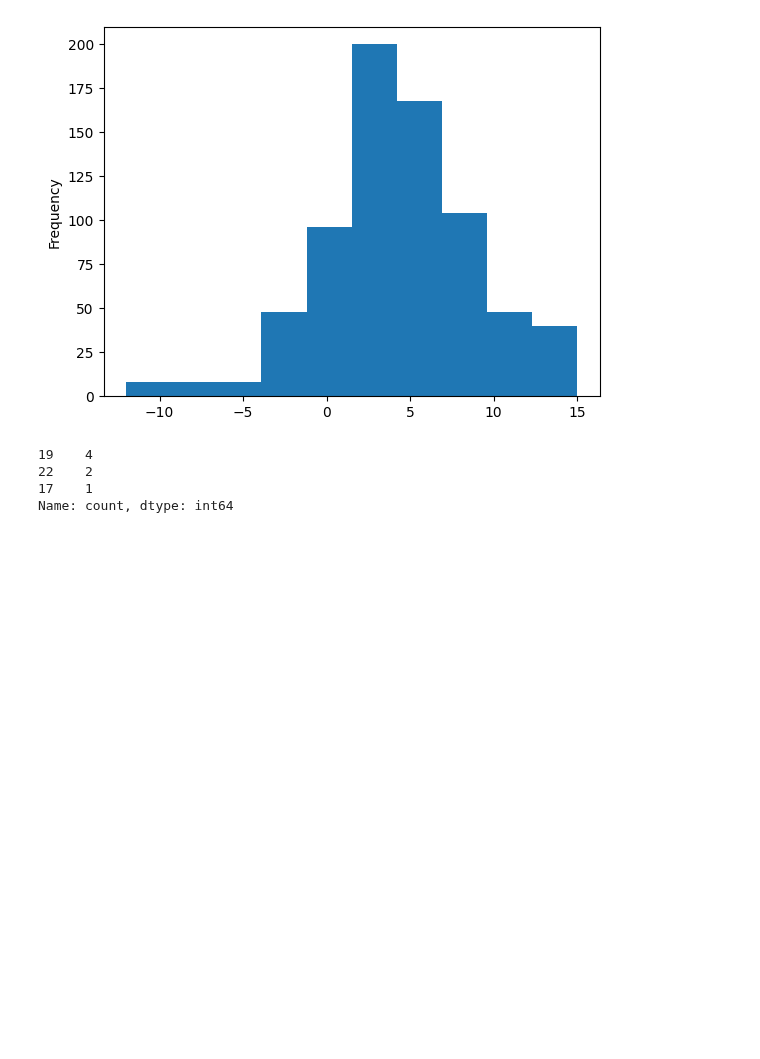
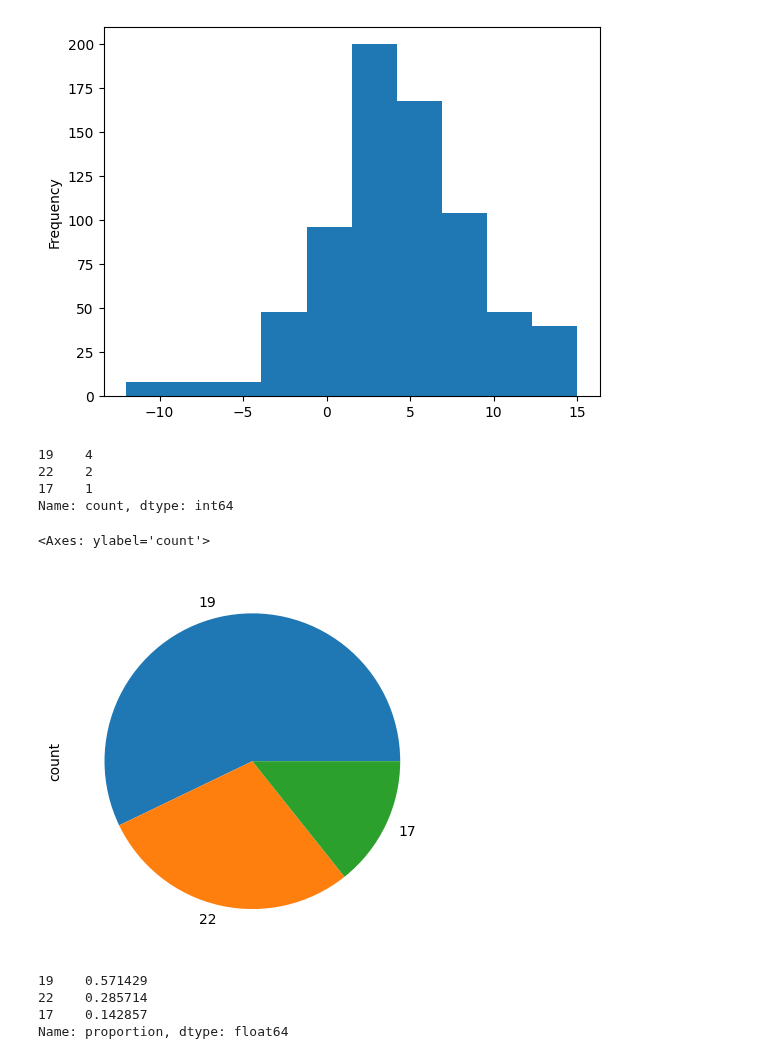
Before and after one commit to reuven/apple-2025-01Jan-plotting, a Jupyter notebook: Apple 2025-01Jan-09.ipynb, the cells around one changed output. Drawn from its saved outputs; the diff is of its cells as text; code cells hidden in the pictures; blank space fills up the shorter version.

```diff
--- a/Apple 2025-01Jan-09.ipynb
+++ b/Apple 2025-01Jan-09.ipynb
@@ -252,4 +252,14 @@ Name: count, dtype: int64
 # %%
 # pie plot
 
-temps.value_counts.
+temps.value_counts().plot.pie()
+# %% [output]
+<Axes: ylabel='count'>
+[figure, added]
+# %%
+temps.value_counts(normalize=True)
+# %% [output]
+19    0.571429
+22    0.285714
+17    0.142857
+Name: proportion, dtype: float64
```
Also changed, not shown: parts of 1 cell of this notebook.
